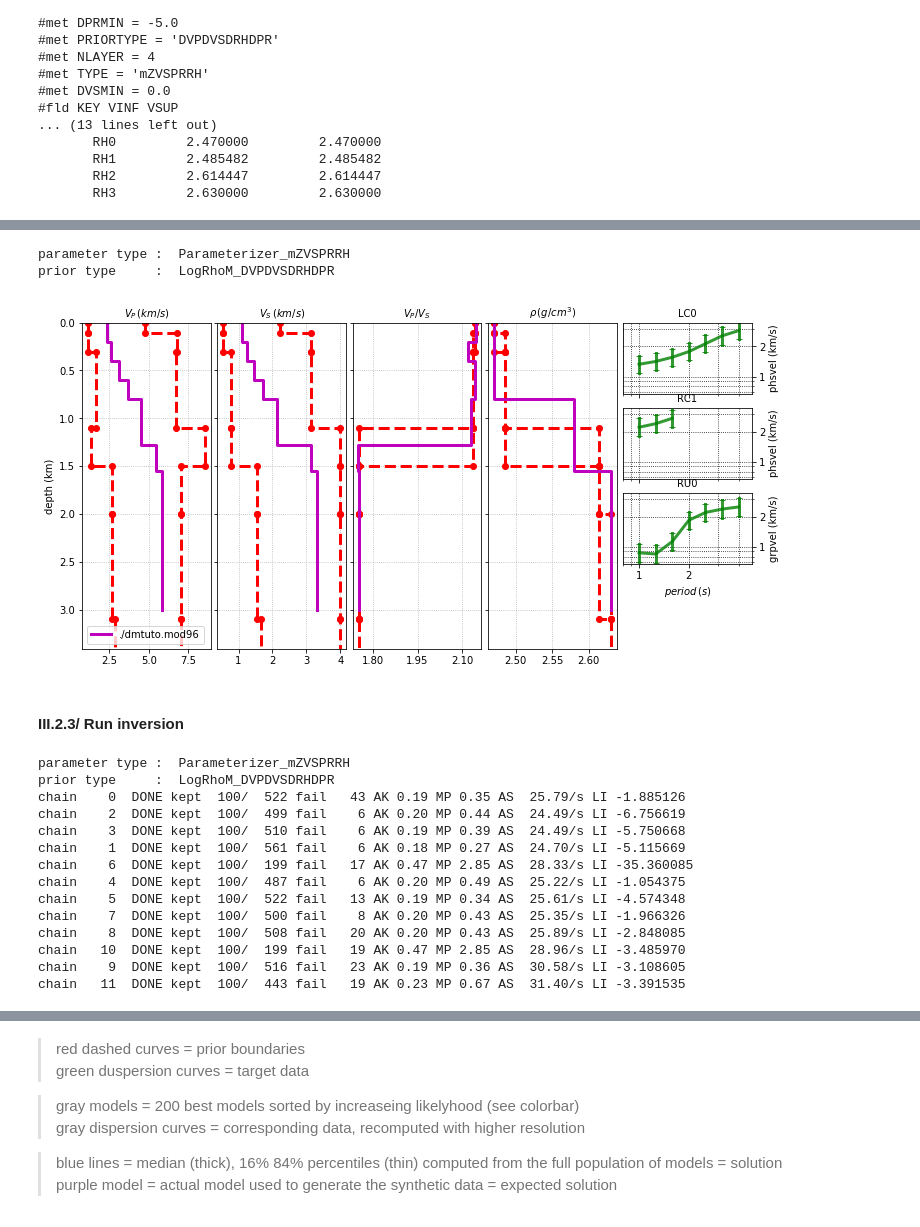
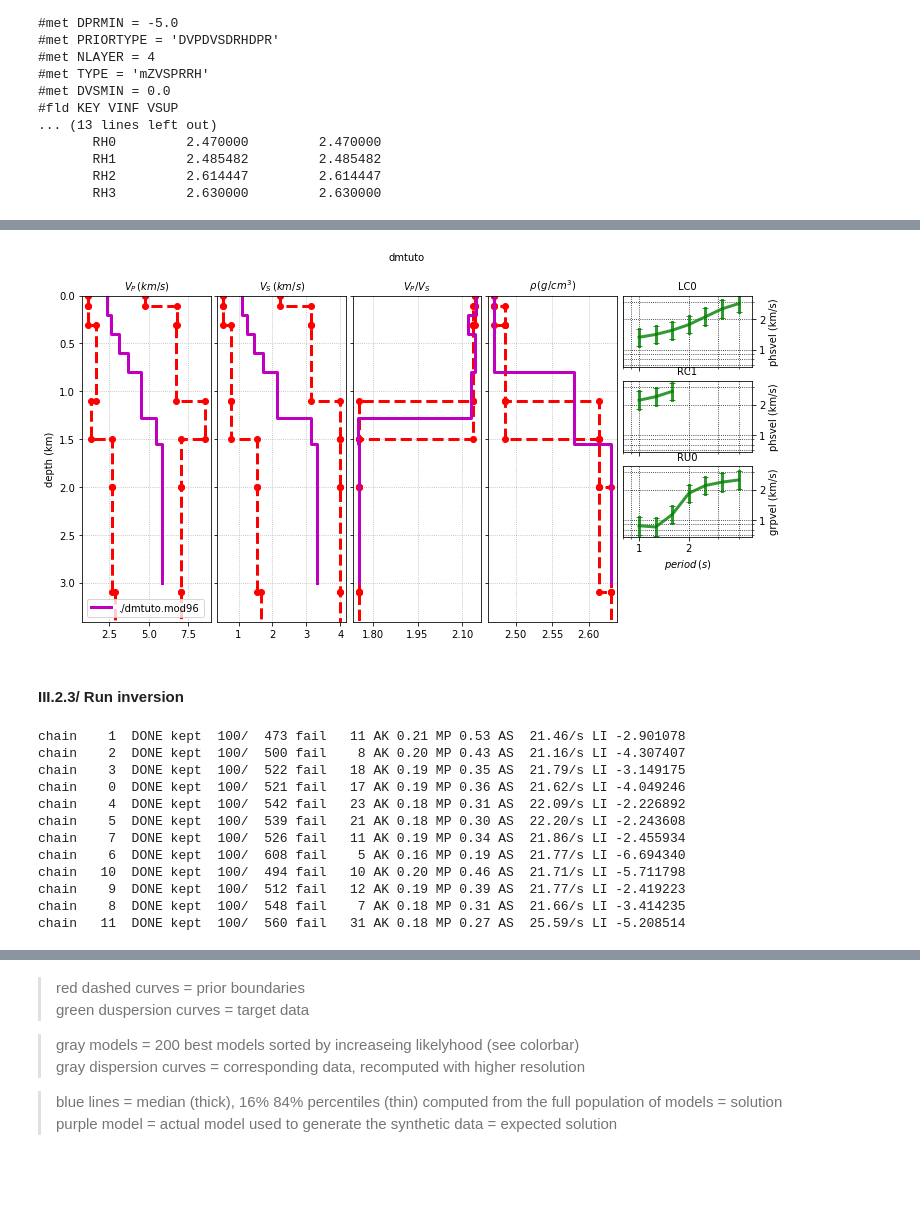
Before and after one commit to obsmax/srfpython, a Jupyter notebook: tutorials/tutorial0/tutorial.ipynb, the cells around one changed output, grey strips where cells are left out. Drawn from its saved outputs; the diff is of its cells as text; code cells hidden in the pictures; blank space fills up the shorter version.

```diff
--- a/tutorials/tutorial0/tutorial.ipynb
+++ b/tutorials/tutorial0/tutorial.ipynb
@@ -436,14 +455,15 @@ A.write('_HerrMet.param')
 # %%
 # -----------------------
 # display the new version of the parameterization file
 # -----------------------
 
 #note that the boundaries now allow VS and Zop to vary between the red dashed lines
-%run -i ../srfpython/bin/HerrMet --display -inline -m96 ./dmtuto.mod96
+%run -i ../../srfpython/bin/HerrMet \
+    --display \
+        -inline \
+        -m96 ./dmtuto.mod96
 # %% [output]
-parameter type :  Parameterizer_mZVSPRRH
-prior type     :  LogRhoM_DVPDVSDRHDPR
-[figure, old version]
+[figure, new version]
 # %% [markdown]
 #### III.2.3/ Run inversion
 # %%
@@ -457,9 +477,9 @@ prior type     :  LogRhoM_DVPDVSDRHDPR
 # - run the inversion with 12 markov chains in restart mode (overwrites _HerrMet.run if exists)
 # - each chain will be asked to keep 100 models
 # - use 4 virtual threads (-w) affected to the first 4 physical threads (-taskset)
-%run -i ../srfpython/bin/HerrMet \
+%run -i ../../srfpython/bin/HerrMet \
     -w 4 -taskset "0-3" \
-    --run restart \
+    --run \
         -nchain 12 \
         -nkeep 100 \
         -verbose off
@@ -475,20 +495,18 @@ prior type     :  LogRhoM_DVPDVSDRHDPR
 # AS   : Average speed : the average number of models tested per second and per chain
 # LI   : Final log likelyhood = the quality of the last model found (not necessarily the best)
 # %% [output]
-parameter type :  Parameterizer_mZVSPRRH
-prior type     :  LogRhoM_DVPDVSDRHDPR
-chain    0  DONE kept  100/  522 fail   43 AK 0.19 MP 0.35 AS  25.79/s LI -1.885126
-chain    2  DONE kept  100/  499 fail    6 AK 0.20 MP 0.44 AS  24.49/s LI -6.756619
-chain    3  DONE kept  100/  510 fail    6 AK 0.19 MP 0.39 AS  24.49/s LI -5.750668
-chain    1  DONE kept  100/  561 fail    6 AK 0.18 MP 0.27 AS  24.70/s LI -5.115669
-chain    6  DONE kept  100/  199 fail   17 AK 0.47 MP 2.85 AS  28.33/s LI -35.360085
-chain    4  DONE kept  100/  487 fail    6 AK 0.20 MP 0.49 AS  25.22/s LI -1.054375
-chain    5  DONE kept  100/  522 fail   13 AK 0.19 MP 0.34 AS  25.61/s LI -4.574348
-chain    7  DONE kept  100/  500 fail    8 AK 0.20 MP 0.43 AS  25.35/s LI -1.966326
-chain    8  DONE kept  100/  508 fail   20 AK 0.20 MP 0.43 AS  25.89/s LI -2.848085
-chain   10  DONE kept  100/  199 fail   19 AK 0.47 MP 2.85 AS  28.96/s LI -3.485970
-chain    9  DONE kept  100/  516 fail   23 AK 0.19 MP 0.36 AS  30.58/s LI -3.108605
-chain   11  DONE kept  100/  443 fail   19 AK 0.23 MP 0.67 AS  31.40/s LI -3.391535
+chain    1  DONE kept  100/  473 fail   11 AK 0.21 MP 0.53 AS  21.46/s LI -2.901078
+chain    2  DONE kept  100/  500 fail    8 AK 0.20 MP 0.43 AS  21.16/s LI -4.307407
+chain    3  DONE kept  100/  522 fail   18 AK 0.19 MP 0.35 AS  21.79/s LI -3.149175
+chain    0  DONE kept  100/  521 fail   17 AK 0.19 MP 0.36 AS  21.62/s LI -4.049246
+chain    4  DONE kept  100/  542 fail   23 AK 0.18 MP 0.31 AS  22.09/s LI -2.226892
+chain    5  DONE kept  100/  539 fail   21 AK 0.18 MP 0.30 AS  22.20/s LI -2.243608
+chain    7  DONE kept  100/  526 fail   11 AK 0.19 MP 0.34 AS  21.86/s LI -2.455934
+chain    6  DONE kept  100/  608 fail    5 AK 0.16 MP 0.19 AS  21.77/s LI -6.694340
+chain   10  DONE kept  100/  494 fail   10 AK 0.20 MP 0.46 AS  21.71/s LI -5.711798
+chain    9  DONE kept  100/  512 fail   12 AK 0.19 MP 0.39 AS  21.77/s LI -2.419223
+chain    8  DONE kept  100/  548 fail    7 AK 0.18 MP 0.31 AS  21.66/s LI -3.414235
+chain   11  DONE kept  100/  560 fail   31 AK 0.18 MP 0.27 AS  25.59/s LI -5.208514
 # %%
 # -----------------------
 # display the results, by selecting models in the sqlite database (_HerrMet.run)
```
Also changed, not shown: parts of 15 cells of this notebook, 2 other files.
